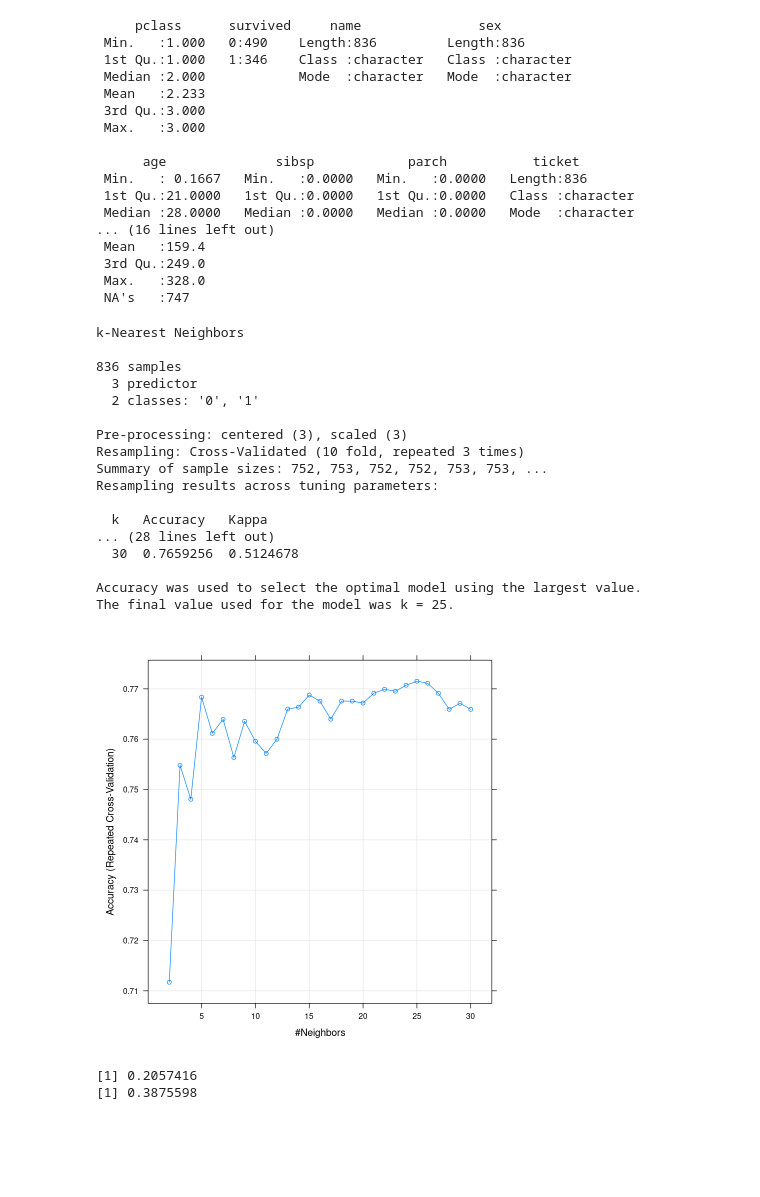
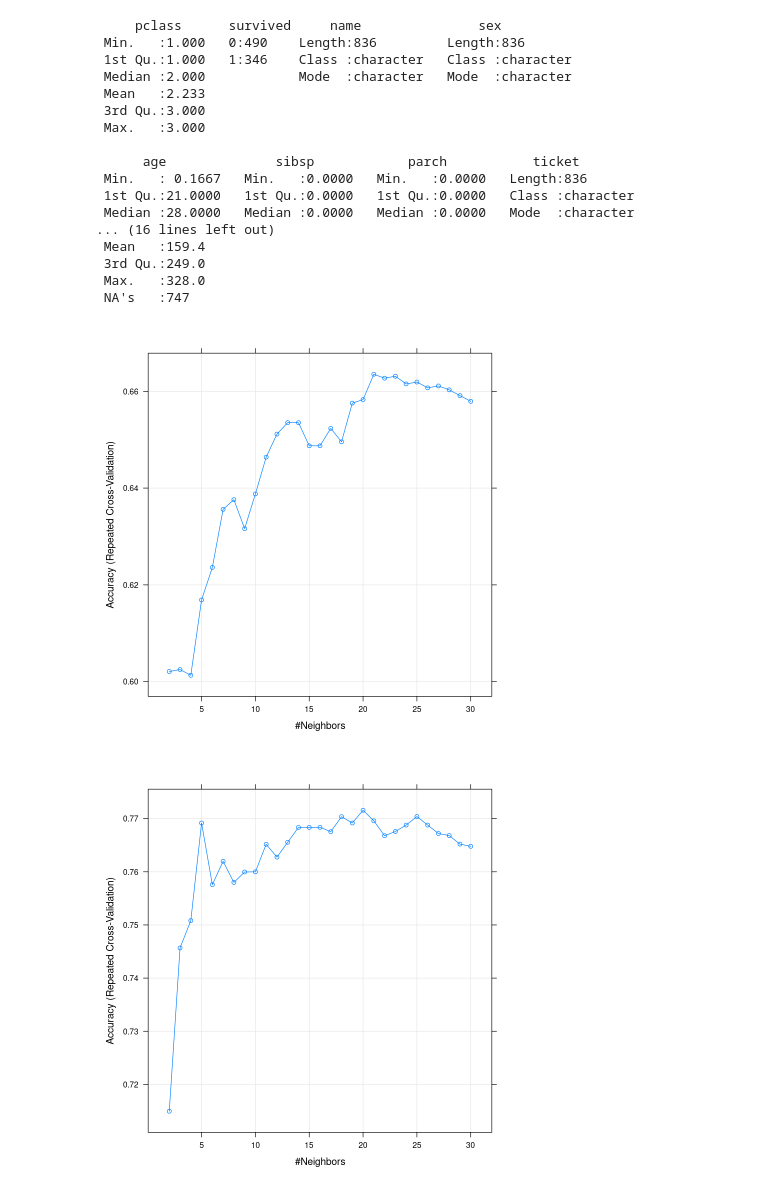
Before and after one commit to hkopanski/ST_558_HW11, a Jupyter notebook: HW11_NB.ipynb, the cells around one changed output. Saved outputs shown, nothing was run; the diff lists cells and outputs as text; code cells hidden in the pictures; blank space fills up the shorter version.

```diff
--- a/HW11_NB.ipynb
+++ b/HW11_NB.ipynb
@@ -102,34 +91,41 @@ knn_fit <- train(survived ~ .,
-# %%
-knn_fit
-plot(knn_fit)
-# %% [output]
-k-Nearest Neighbors
-
-836 samples
-  3 predictor
-  2 classes: '0', '1'
-
-Pre-processing: centered (3), scaled (3)
-Resampling: Cross-Validated (10 fold, repeated 3 times)
-Summary of sample sizes: 752, 753, 752, 752, 753, 753, ...
-Resampling results across tuning parameters:
-
-  k   Accuracy   Kappa
-... (28 lines left out)
-  30  0.7659256  0.5124678
-
-Accuracy was used to select the optimal model using the largest value.
-The final value used for the model was k = 25.
-[figure, removed]
-# %%
-knn_pred <- predict(knn_fit, newdata = titanicDataTest)
-
-comparator <- sum(rep(0, nrow(titanicDataTest)) != titanicDataTest$survived) / nrow(titanicDataTest)
-
-misclass <- sum(knn_pred != titanicDataTest$survived) / nrow(titanicDataTest)
-
-print(misclass)
-print(comparator)
-# %% [output]
-[1] 0.2057416
-[1] 0.3875598
+# %%
+# Setting up the train control, in this case we will run a k fold of 10, 3 times
+trctrl <- trainControl(method = "repeatedcv",
+                       number = 10,
+                       repeats = 3)
+
+set.seed(2020)
+
+# Using the argument tuneGrid, we will train models using k values of 2 to 30. The data will be normalized using the preprocess argument.
+# For this case, we will only use the predictors age and fare.
+
+knn_fit1 <- train(survived ~ .,
+                 data = select(titanicDataTrain, survived, age, fare),
+                 method = "knn",
+                 trControl = trctrl,
+                 preProcess = c("center", "scale"),
+                 tuneGrid = data.frame(k = 2:30))
+
+# Some additional fits using a higher number of predictors. These will just be used to compare against the original fit.
+
+knn_fit2 <- train(survived ~ .,
+                 data = select(titanicDataTrain, survived, age, fare, sex),
+                 method = "knn",
+                 trControl = trctrl,
+                 preProcess = c("center", "scale"),
+                 tuneGrid = data.frame(k = 2:30))
+
+knn_fit3 <- train(survived ~ .,
+                 data = select(titanicDataTrain, survived, age, fare, sex, pclass),
+                 method = "knn",
+                 trControl = trctrl,
+                 preProcess = c("center", "scale"),
+                 tuneGrid = data.frame(k = 2:30))
+# %%
+# Plotting the three fits from the previous step, we can see that higher k values are favored to a certain point.
+plot(knn_fit1)
+plot(knn_fit2)
+plot(knn_fit3)
+# %% [output]
+[figure, added]
+[figure, added]
```
Also changed, not shown: parts of 6 cells of this notebook.
